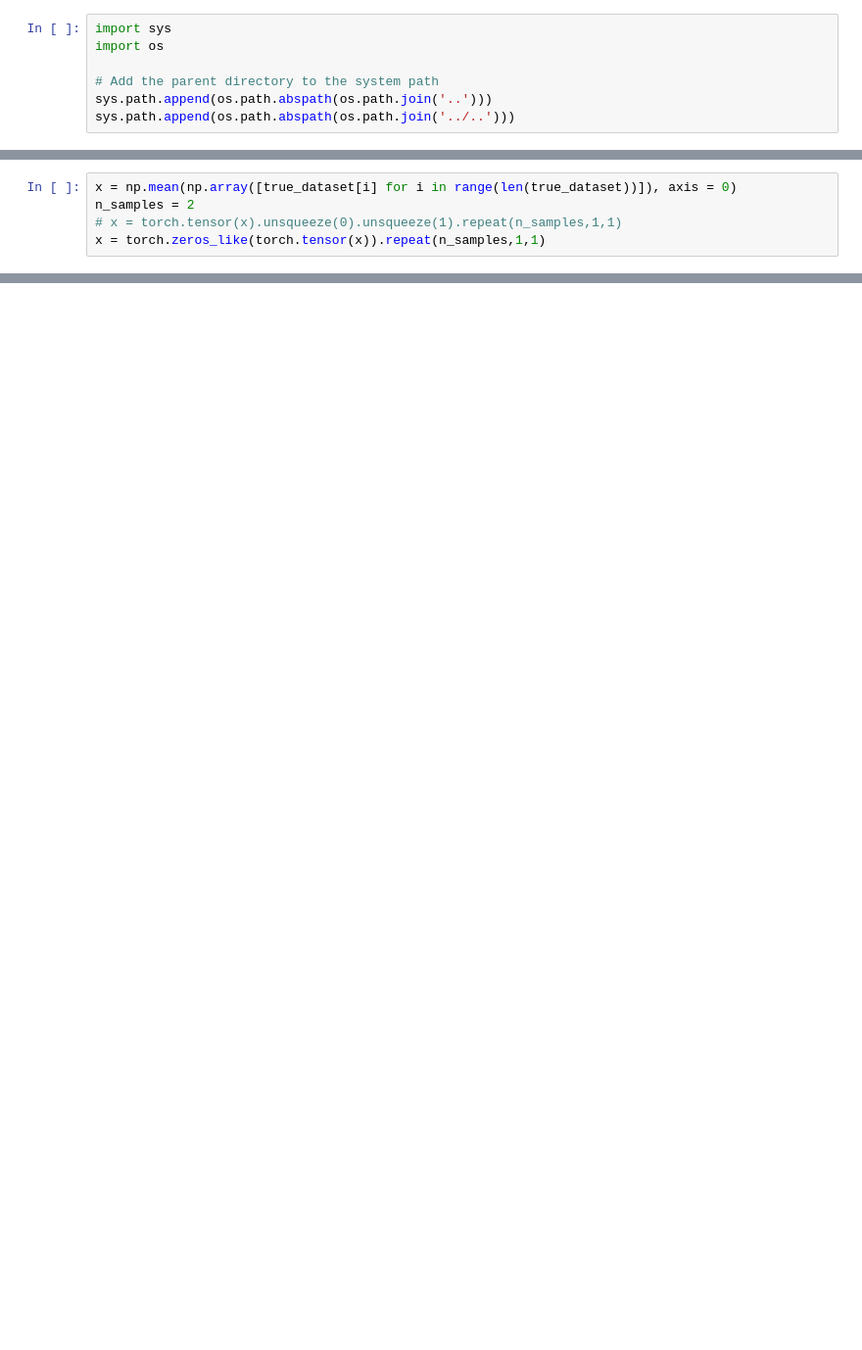
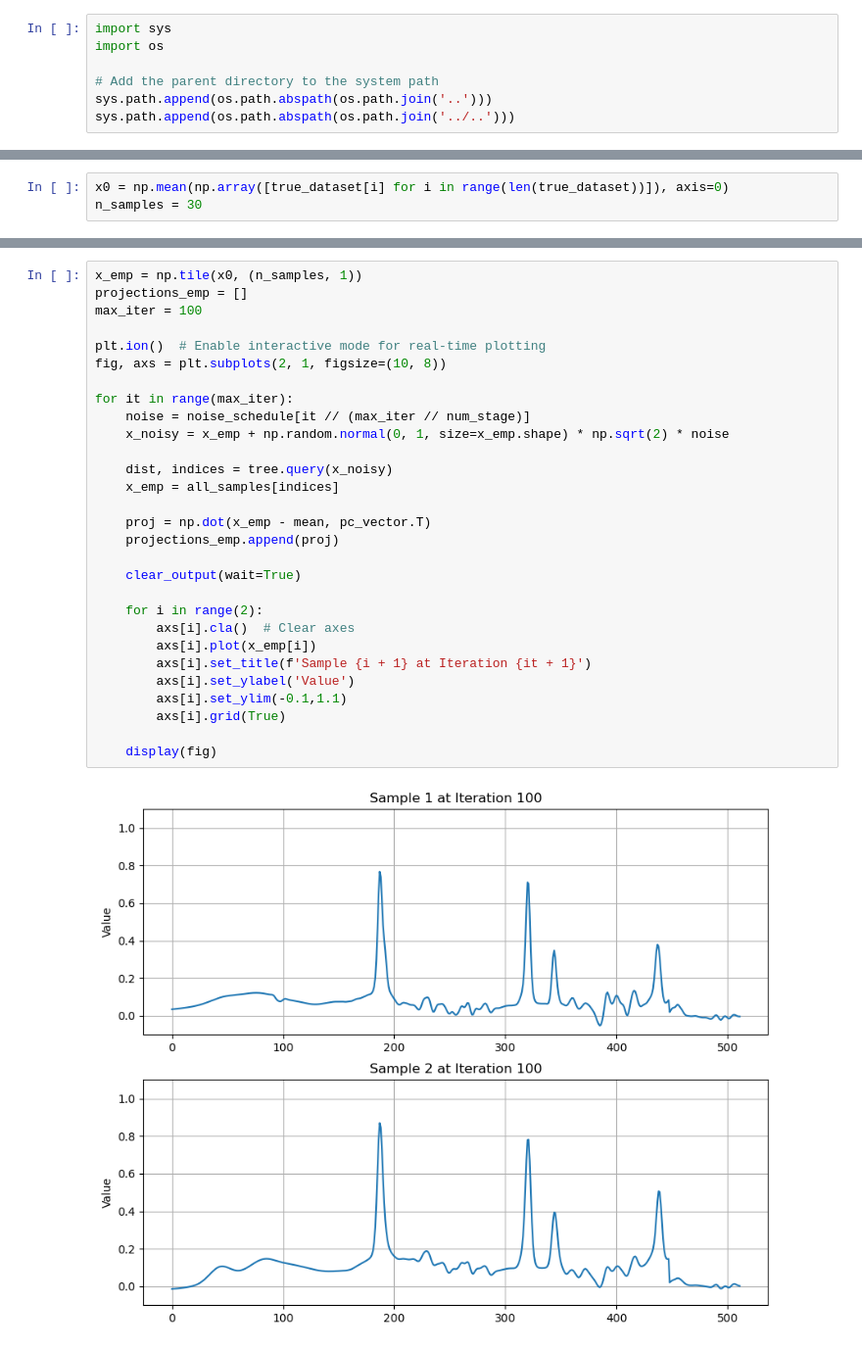
Before and after one commit to break-the-wa11/lpn_mrs, a Jupyter notebook: temp_code/test_sample.ipynb, the cells around one changed output, grey strips where cells are left out. Shown at 98% size. Cells and saved outputs as stored; diff of their text form; blank space fills up the shorter version.

```diff
--- a/temp_code/test_sample.ipynb
+++ b/temp_code/test_sample.ipynb
@@ -36,5 +54,3 @@ print(pc_vector.shape)
 # %%
-x = np.mean(np.array([true_dataset[i] for i in range(len(true_dataset))]), axis = 0)
-n_samples = 2
-# x = torch.tensor(x).unsqueeze(0).unsqueeze(1).repeat(n_samples,1,1)
-x = torch.zeros_like(torch.tensor(x)).repeat(n_samples,1,1)
+x0 = np.mean(np.array([true_dataset[i] for i in range(len(true_dataset))]), axis=0)
+n_samples = 30
@@ -47,0 +67,31 @@ noise_final = 0.01
+# %%
+x_emp = np.tile(x0, (n_samples, 1))
+projections_emp = []
+max_iter = 100
+
+plt.ion()  # Enable interactive mode for real-time plotting
+fig, axs = plt.subplots(2, 1, figsize=(10, 8))
+
+for it in range(max_iter):
+    noise = noise_schedule[it // (max_iter // num_stage)]
+    x_noisy = x_emp + np.random.normal(0, 1, size=x_emp.shape) * np.sqrt(2) * noise
+
+    dist, indices = tree.query(x_noisy)
+    x_emp = all_samples[indices]
+
+    proj = np.dot(x_emp - mean, pc_vector.T)
+    projections_emp.append(proj)
+
+    clear_output(wait=True)
+
+    for i in range(2):
+        axs[i].cla()  # Clear axes
+        axs[i].plot(x_emp[i])
+        axs[i].set_title(f'Sample {i + 1} at Iteration {it + 1}')
+        axs[i].set_ylabel('Value')
+        axs[i].set_ylim(-0.1,1.1)
+        axs[i].grid(True)
+
+    display(fig)
+# %% [output]
+[figure, added]
```
Also changed, not shown: parts of 32 cells of this notebook, 22 other files.
